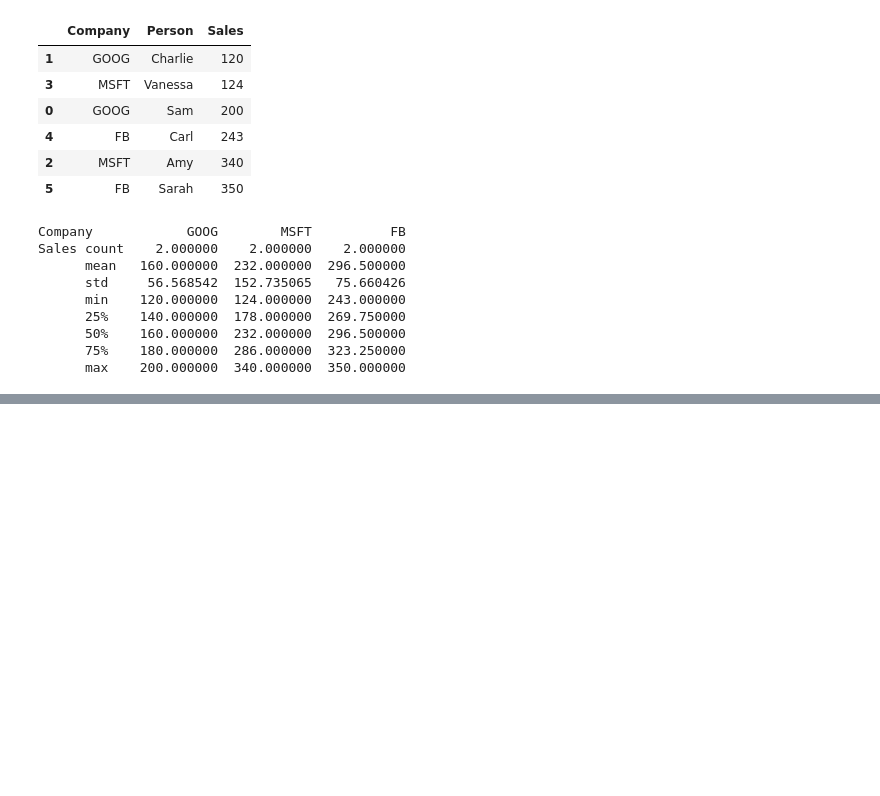
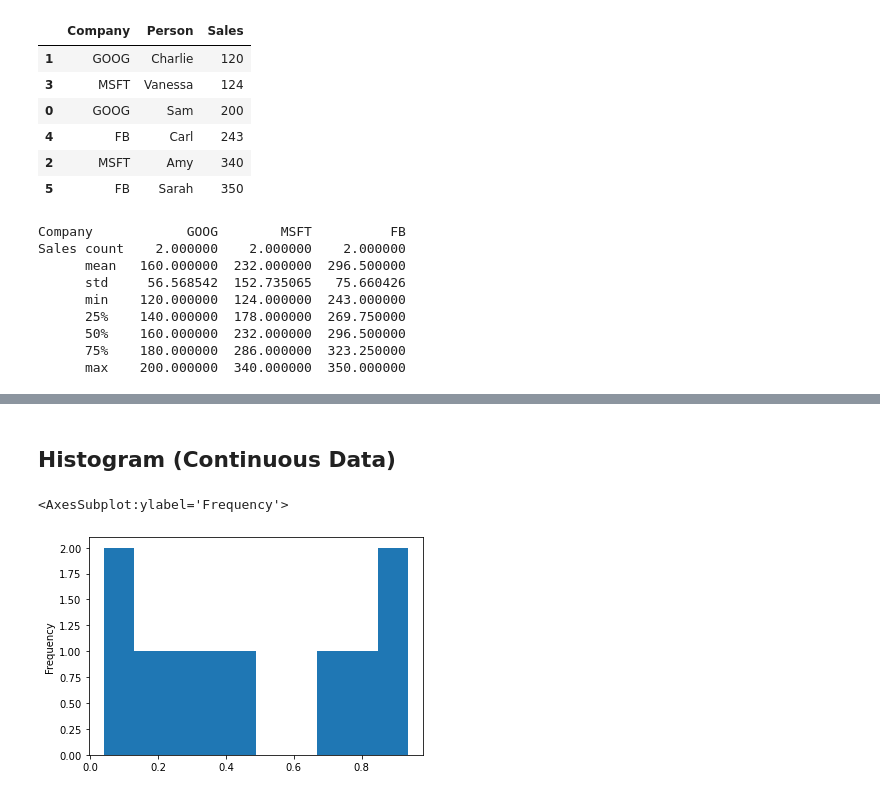
Before and after one commit to luiul/tsa, a Jupyter notebook: course-nb/02-pandas.ipynb, the cells around one changed output, grey strips where cells are left out. Saved outputs shown, nothing was run; the diff lists cells and outputs as text; code cells hidden in the pictures; blank space fills up the shorter version.

Commit message:
add data vis with pandas, update readme

```diff
--- a/course-nb/02-pandas.ipynb
+++ b/course-nb/02-pandas.ipynb
@@ -270,0 +322,2 @@ Sales count    2.000000    2.000000    2.000000
+# %%
+path = '/Users/aceituno/Desktop/projects/ws2122/tsa/course-material/03-Pandas-Visualization/'
@@ -270,0 +338,5 @@ Sales count    2.000000    2.000000    2.000000
+# %%
+file_name = 'df2.csv'
+file = path + file_name
+# %%
+df2 = pd.read_csv(file)
@@ -270,0 +353,7 @@ Sales count    2.000000    2.000000    2.000000
+# %% [markdown]
+## Histogram (Continuous Data)
+# %%
+df2['a'].plot.hist()
+# %% [output]
+<AxesSubplot:ylabel='Frequency'>
+[figure, added]
```
Also changed, not shown: parts of 55 cells of this notebook, 1 other file.
